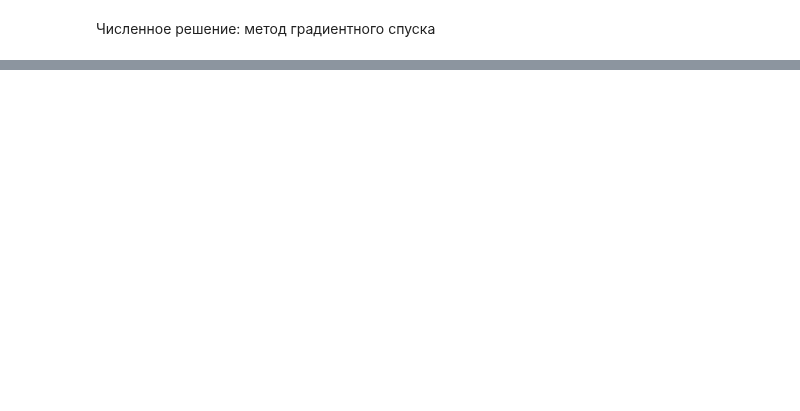
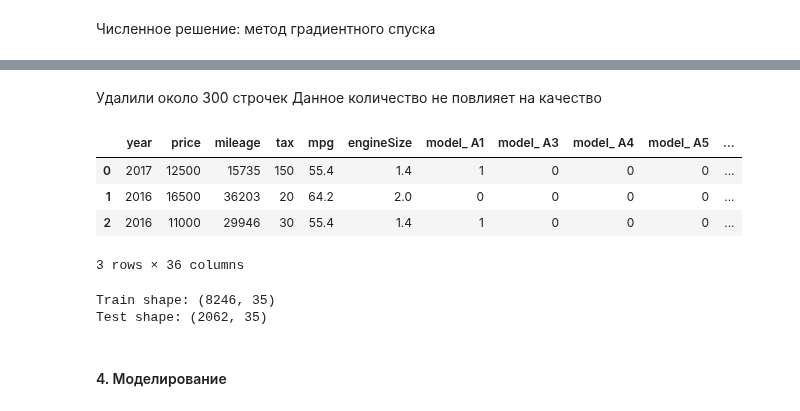
Before and after one commit to DmitriySky47/sf_data_science, a Jupyter notebook: Skillfactory/ML_2_Обучение_с_учителем_Регрессия/practice.ipynb, the cells around one changed output, grey strips where cells are left out. Drawn from its saved outputs; the diff is of its cells as text; code cells hidden in the pictures; blank space fills up the shorter version.

```diff
--- a/Skillfactory/ML_2_Обучение_с_учителем_Регрессия/practice.ipynb
+++ b/Skillfactory/ML_2_Обучение_с_учителем_Регрессия/practice.ipynb
@@ -148,0 +272,14 @@ Testt MAPE: 12.876
+# %%
+def outliers_z_score (data, feature, log_scale=False): # подаем дата-сет и признак,который необходимо очистить от выбросов
+    # логорифмическое масштабирование по умолчанию отключено
+    if log_scale:
+        x = np.log(data[feature]+1)
+    else:
+        x = data[feature]
+    mu = x.mean()
+    sigma = x.std()
+    lower_bound = mu - 3 * sigma
+    upper_bound = mu + 3 * sigma
+    outliers = data[(x < lower_bound) | (x > upper_bound)]
+    cleaned = data[(x > lower_bound) & (x < upper_bound)]
+    return outliers, cleaned
@@ -148,0 +297,12 @@ Testt MAPE: 12.876
+# %% [markdown]
+Удалили около 300 строчек Данное количество не повлияет на качество
+# %%
+# производит горячее кодирование
+dummies_data = pd.get_dummies(temp_cleaned)
+dummies_data.head(3)
+# %% [output]
+|  | year | price | mileage | tax | mpg | engineSize | model_ A1 | model_ A3 | model_ A4 | model_ A5 | ... |
+| 0 | 2017 | 12500 | 15735 | 150 | 55.4 | 1.4 | 1 | 0 | 0 | 0 | ... |
+| 1 | 2016 | 16500 | 36203 | 20 | 64.2 | 2.0 | 0 | 0 | 0 | 0 | ... |
+| 2 | 2016 | 11000 | 29946 | 30 | 55.4 | 1.4 | 1 | 0 | 0 | 0 | ... |
+3 rows × 36 columns
@@ -148,0 +313,10 @@ Testt MAPE: 12.876
+# %%
+# делим матрицу на тестовую и тренировочную выборки
+X_train, X_test, y_train, y_test = train_test_split(X, y, test_size=0.2, random_state=40)
+print(f'Train shape: {X_train.shape}')
+print(f'Test shape: {X_test.shape}')
+# %% [output]
+Train shape: (8246, 35)
+Test shape: (2062, 35)
+# %% [markdown]
+#### 4. Моделирование
```
Also changed, not shown: parts of 45 cells of this notebook, 4 other files.
